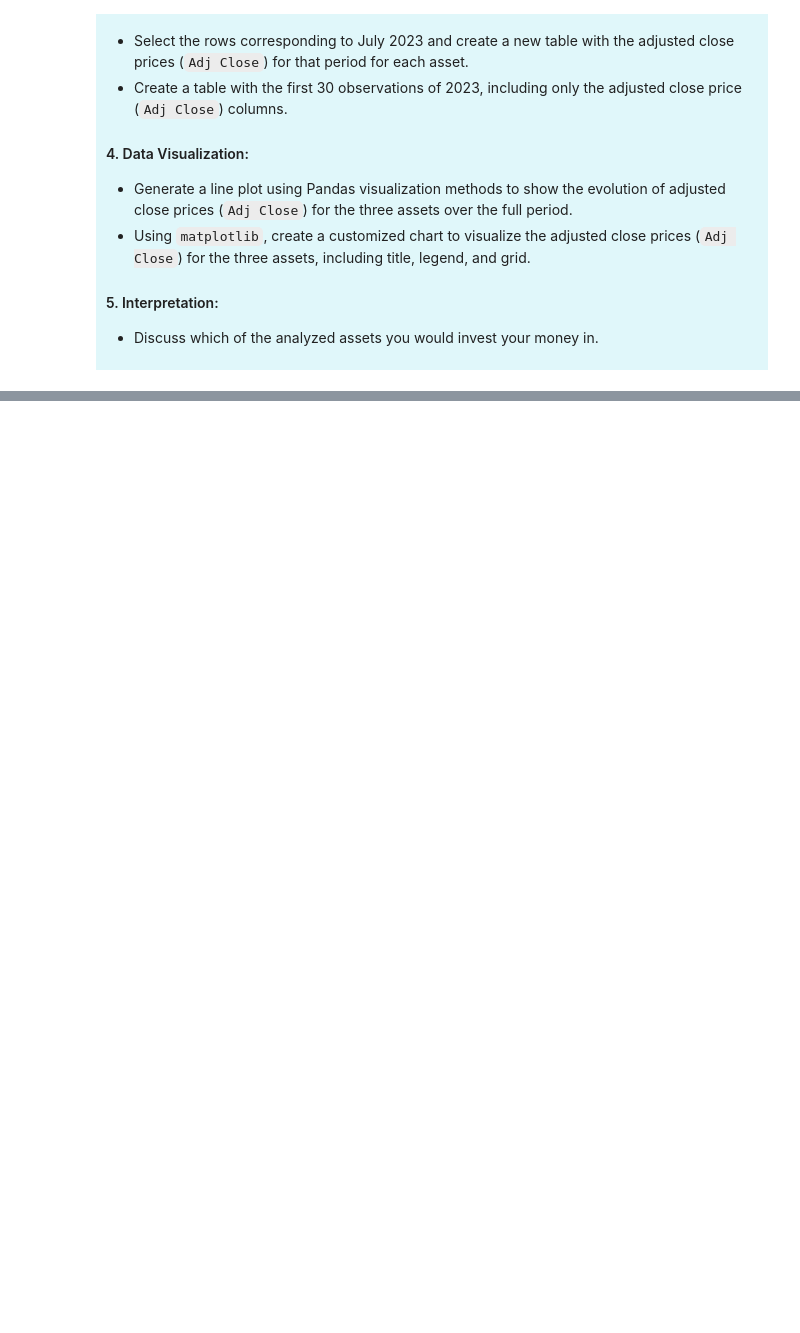
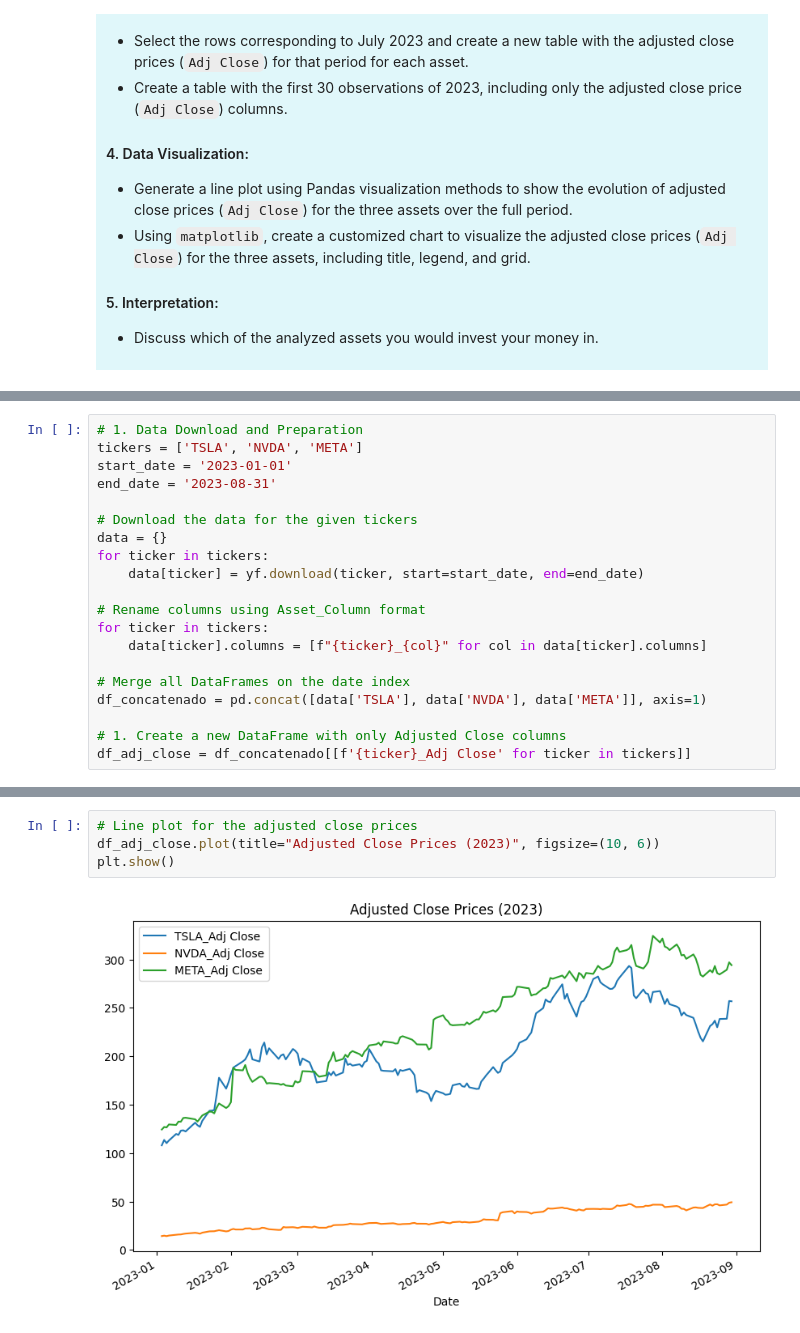
Before and after one commit to alfonso-santos/finanzas-tecnologia-practicas, a Jupyter notebook: src_soluciones/01_01_Descarga_y_descripción_de_activos_financieros_soluciones.ipynb, the cells around one changed output, grey strips where cells are left out. Saved outputs shown, nothing was run; the diff lists cells and outputs as text; blank space fills up the shorter version.

```diff
--- a/src_soluciones/01_01_Descarga_y_descripción_de_activos_financieros_soluciones.ipynb
+++ b/src_soluciones/01_01_Descarga_y_descripción_de_activos_financieros_soluciones.ipynb
@@ -1203,0 +1218,20 @@ plt.show()
+# %%
+# 1. Data Download and Preparation
+tickers = ['TSLA', 'NVDA', 'META']
+start_date = '2023-01-01'
+end_date = '2023-08-31'
+
+# Download the data for the given tickers
+data = {}
+for ticker in tickers:
+    data[ticker] = yf.download(ticker, start=start_date, end=end_date)
+
+# Rename columns using Asset_Column format
+for ticker in tickers:
+    data[ticker].columns = [f"{ticker}_{col}" for col in data[ticker].columns]
+
+# Merge all DataFrames on the date index
+df_concatenado = pd.concat([data['TSLA'], data['NVDA'], data['META']], axis=1)
+
+# 1. Create a new DataFrame with only Adjusted Close columns
+df_adj_close = df_concatenado[[f'{ticker}_Adj Close' for ticker in tickers]]
@@ -1203,0 +1340,6 @@ plt.show()
+# %%
+# Line plot for the adjusted close prices
+df_adj_close.plot(title="Adjusted Close Prices (2023)", figsize=(10, 6))
+plt.show()
+# %% [output]
+[figure, added]
```
Also changed, not shown: parts of 19 cells of this notebook, 4 other files.
